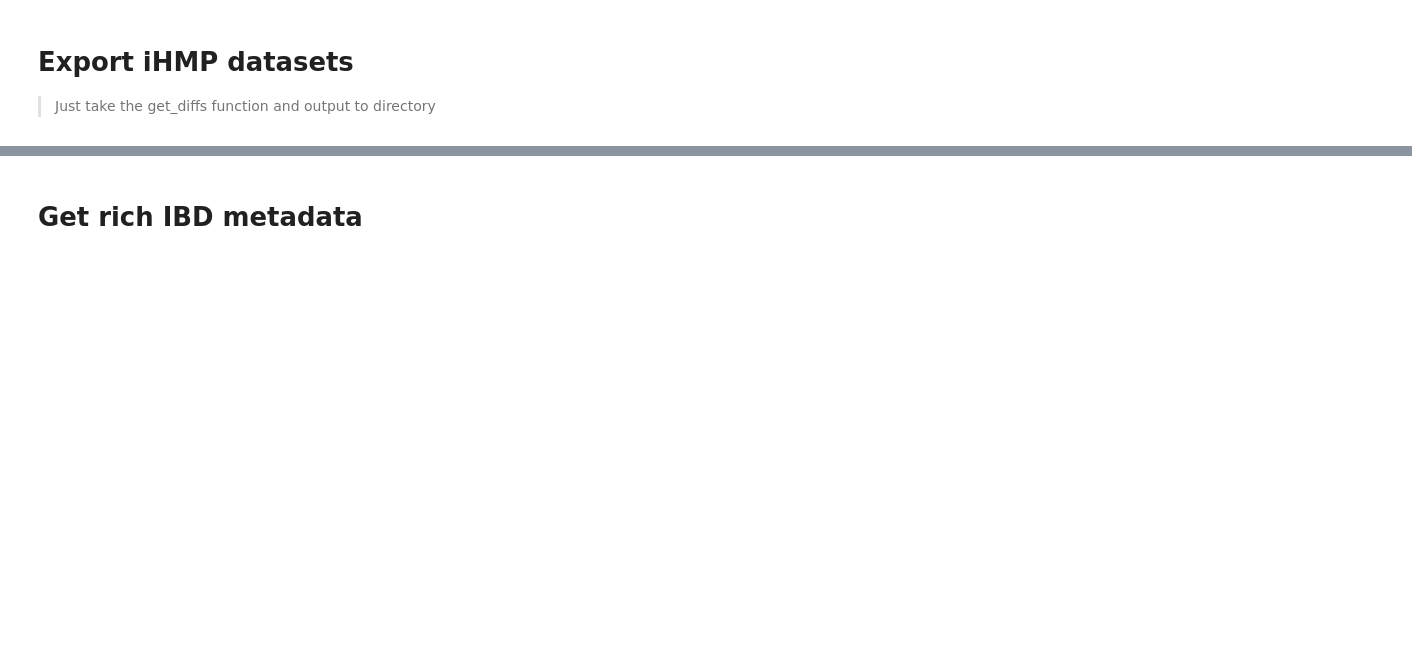
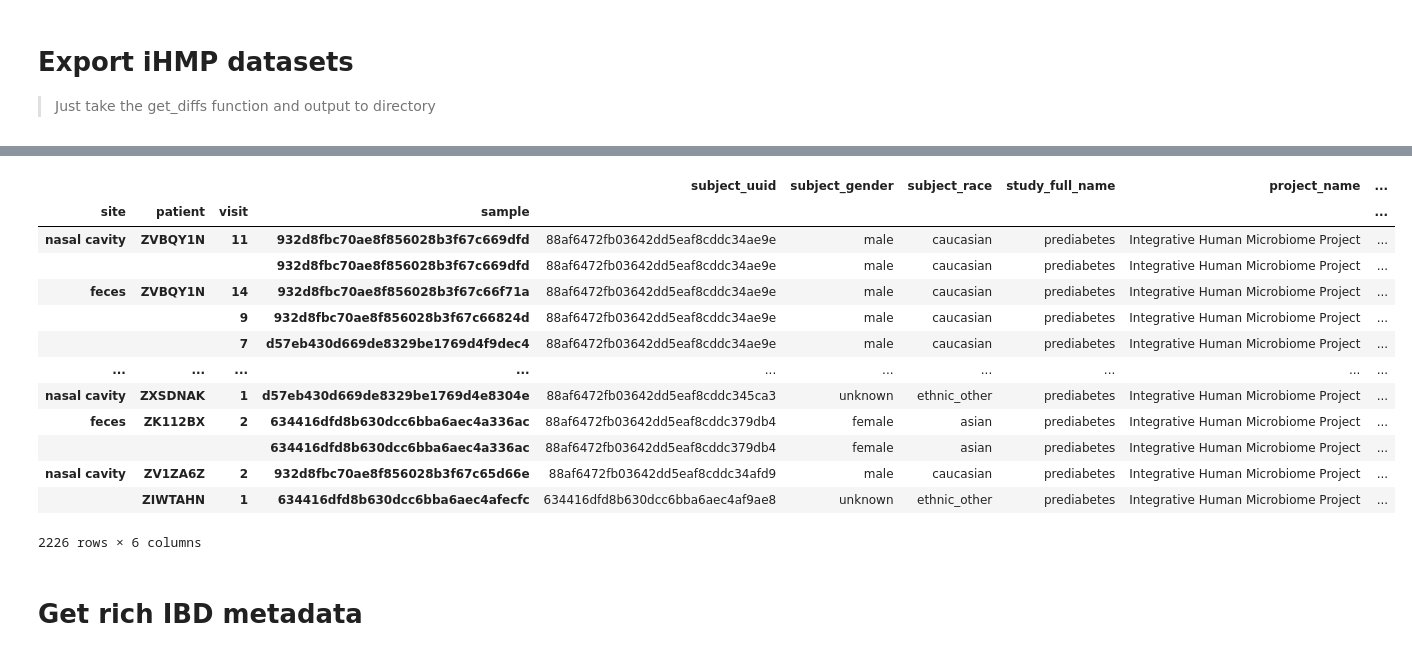
Before and after one commit to pchlenski/phylosig, a Jupyter notebook: 06_export_ihmp_data.ipynb, the cells around one changed output, grey strips where cells are left out. Cells and saved outputs as stored; diff of their text form; code cells hidden in the pictures; blank space fills up the shorter version.

```diff
--- a/06_export_ihmp_data.ipynb
+++ b/06_export_ihmp_data.ipynb
@@ -7,12 +7,20 @@
 
 from src.ihmp import get_diffs
 # %%
-for name in ["ibd", "moms", "t2d"]:
+# for name in ["ibd", "moms", "t2d"]:
+for name in ["t2d"]:
     data, metadata = get_diffs(
-        name, top_n=None, get_abundances=True, include_metadata=True, log=False, normalize=True
+        name,
+        top_n=None,
+        get_abundances=True,
+        include_metadata=True,
+        log=False,
+        normalize=True,
     )
+    data = data.drop_duplicates()
     metadata = metadata.set_index(
-        ["sample_body_site", "subject_id", "visit_number"]
+        ["sample_body_site", "subject_id", "visit_number", "sample_id"]
     ).drop_duplicates()
+    metadata.index.names = ["site", "patient", "visit", "sample"]
     data.to_csv(f"ihmp/{name}_data.csv.gz", compression="gzip")
     metadata.to_csv(f"ihmp/{name}_metadata.csv")
@@ -19,3 +56,20 @@ for name in ["ibd", "moms", "t2d"]:
+# %%
+metadata
+# %% [output]
+|  |  |  |  | subject_uuid | subject_gender | subject_race | study_full_name | project_name | ... |
+| site | patient | visit | sample |  |  |  |  |  | ... |
+| nasal cavity | ZVBQY1N | 11 | 932d8fbc70ae8f856028b3f67c669dfd | 88af6472fb03642dd5eaf8cddc34ae9e | male | caucasian | prediabetes | Integrative Human Microbiome Project | ... |
+|  |  |  | 932d8fbc70ae8f856028b3f67c669dfd | 88af6472fb03642dd5eaf8cddc34ae9e | male | caucasian | prediabetes | Integrative Human Microbiome Project | ... |
+| feces | ZVBQY1N | 14 | 932d8fbc70ae8f856028b3f67c66f71a | 88af6472fb03642dd5eaf8cddc34ae9e | male | caucasian | prediabetes | Integrative Human Microbiome Project | ... |
+|  |  | 9 | 932d8fbc70ae8f856028b3f67c66824d | 88af6472fb03642dd5eaf8cddc34ae9e | male | caucasian | prediabetes | Integrative Human Microbiome Project | ... |
+|  |  | 7 | d57eb430d669de8329be1769d4f9dec4 | 88af6472fb03642dd5eaf8cddc34ae9e | male | caucasian | prediabetes | Integrative Human Microbiome Project | ... |
+| ... | ... | ... | ... | ... | ... | ... | ... | ... | ... |
+| nasal cavity | ZXSDNAK | 1 | d57eb430d669de8329be1769d4e8304e | 88af6472fb03642dd5eaf8cddc345ca3 | unknown | ethnic_other | prediabetes | Integrative Human Microbiome Project | ... |
+| feces | ZK112BX | 2 | 634416dfd8b630dcc6bba6aec4a336ac | 88af6472fb03642dd5eaf8cddc379db4 | female | asian | prediabetes | Integrative Human Microbiome Project | ... |
+|  |  |  | 634416dfd8b630dcc6bba6aec4a336ac | 88af6472fb03642dd5eaf8cddc379db4 | female | asian | prediabetes | Integrative Human Microbiome Project | ... |
+| nasal cavity | ZV1ZA6Z | 2 | 932d8fbc70ae8f856028b3f67c65d66e | 88af6472fb03642dd5eaf8cddc34afd9 | male | caucasian | prediabetes | Integrative Human Microbiome Project | ... |
+|  | ZIWTAHN | 1 | 634416dfd8b630dcc6bba6aec4afecfc | 634416dfd8b630dcc6bba6aec4af9ae8 | unknown | ethnic_other | prediabetes | Integrative Human Microbiome Project | ... |
+2226 rows × 6 columns
 # %% [markdown]
 # Get rich IBD metadata
 # %%
```
Also changed, not shown: parts of 14 cells of this notebook, 10 other files.
